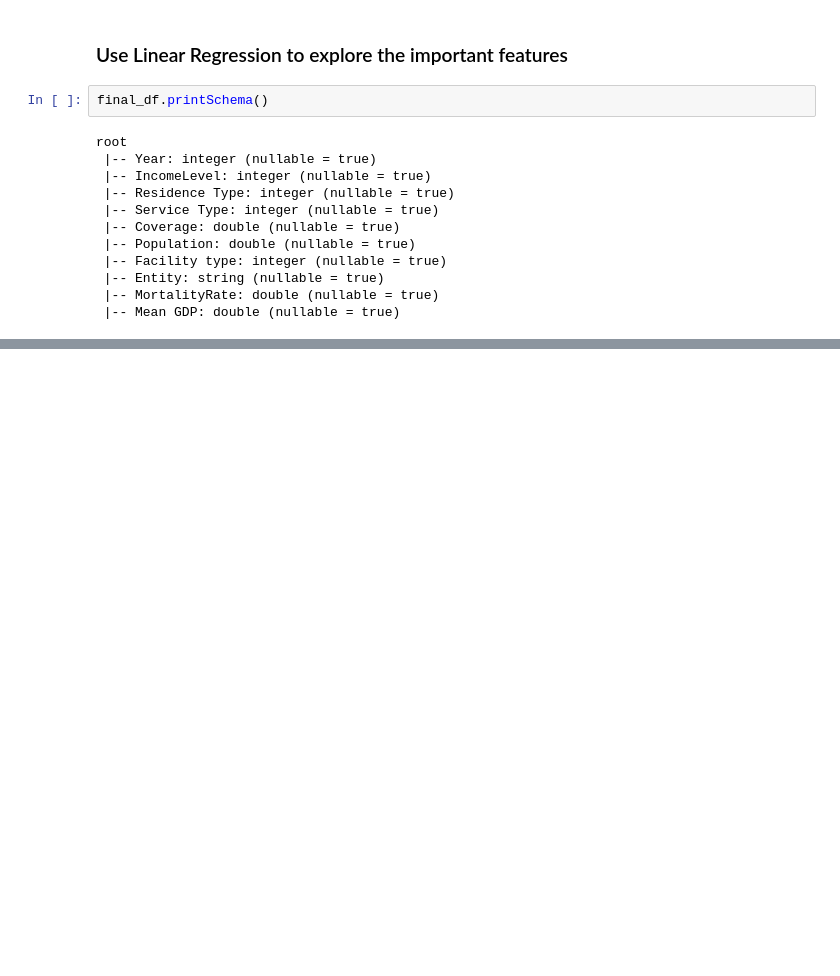
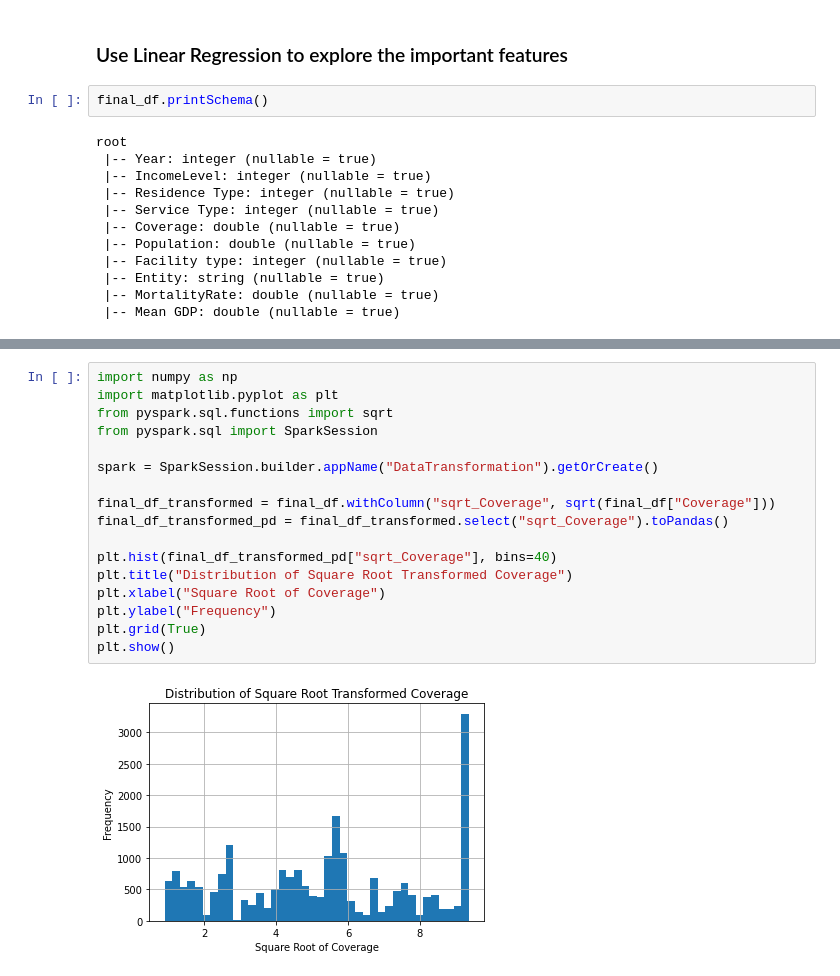
Before and after one commit to zdinyu/INFOSYS722I4, a Jupyter notebook: 04 - Data Transformation.ipynb, the cells around one changed output, grey strips where cells are left out. Saved outputs shown, nothing was run; the diff lists cells and outputs as text; blank space fills up the shorter version.

```diff
--- a/04 - Data Transformation.ipynb
+++ b/04 - Data Transformation.ipynb
@@ -176,0 +313,19 @@ assembler = VectorAssembler(
+# %%
+import numpy as np
+import matplotlib.pyplot as plt
+from pyspark.sql.functions import sqrt
+from pyspark.sql import SparkSession
+
+spark = SparkSession.builder.appName("DataTransformation").getOrCreate()
+
+final_df_transformed = final_df.withColumn("sqrt_Coverage", sqrt(final_df["Coverage"]))
+final_df_transformed_pd = final_df_transformed.select("sqrt_Coverage").toPandas()
+
+plt.hist(final_df_transformed_pd["sqrt_Coverage"], bins=40)
+plt.title("Distribution of Square Root Transformed Coverage")
+plt.xlabel("Square Root of Coverage")
+plt.ylabel("Frequency")
+plt.grid(True)
+plt.show()
+# %% [output]
+[figure, added]
```
Also changed, not shown: parts of 15 cells of this notebook.
